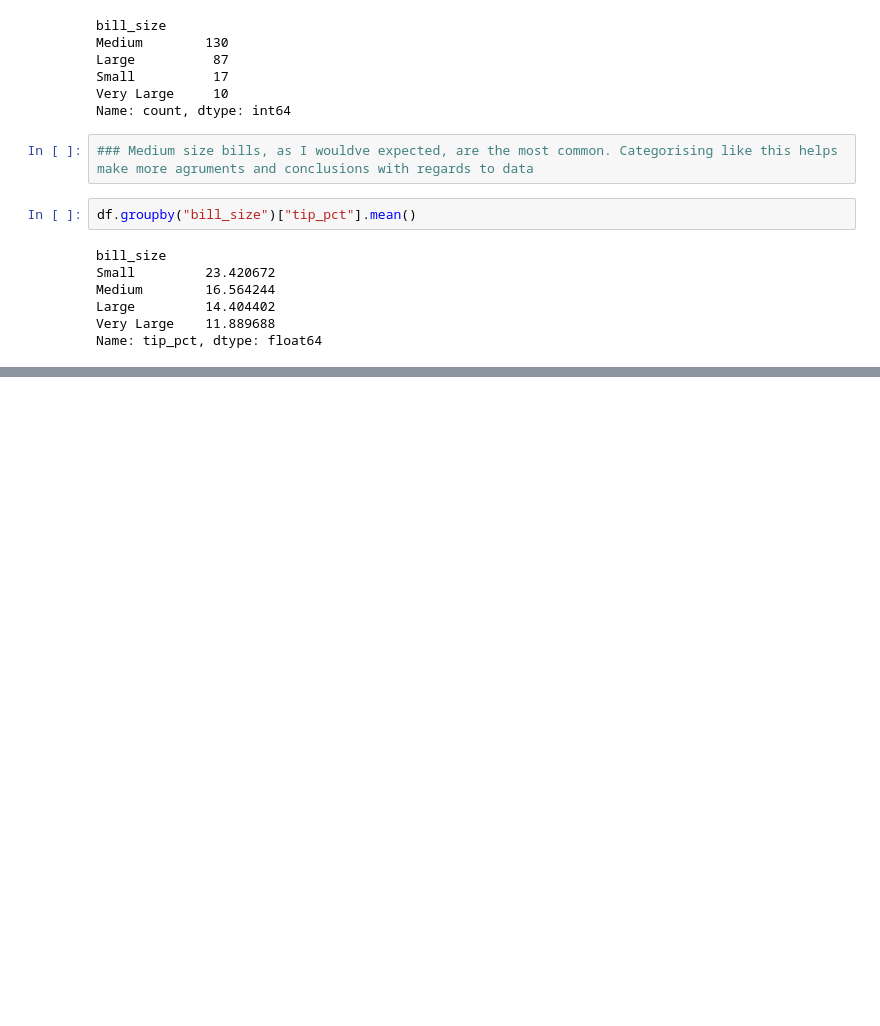
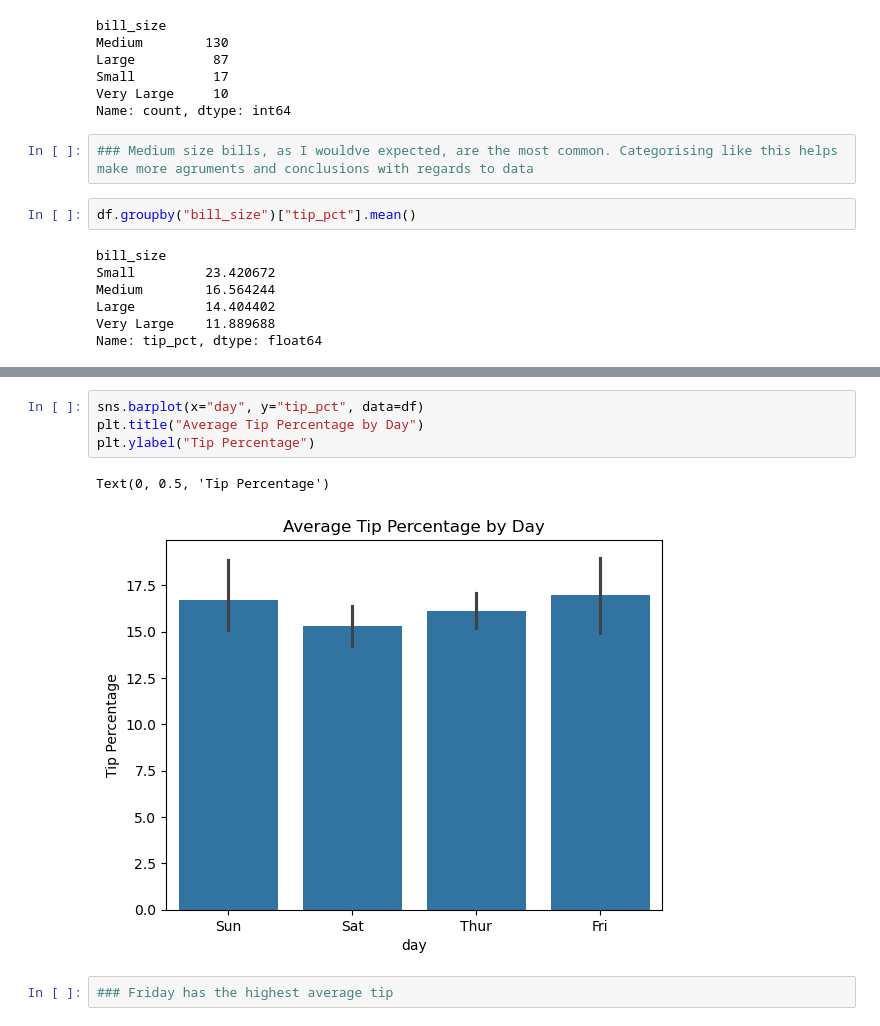
Before and after one commit to shaunagbaje/data-analytics-training, a Jupyter notebook: pandas_intro.ipynb, the cells around one changed output, grey strips where cells are left out. Drawn from its saved outputs; the diff is of its cells as text; blank space fills up the shorter version.

```diff
--- a/pandas_intro.ipynb
+++ b/pandas_intro.ipynb
@@ -447,0 +462,9 @@ Name: tip_pct, dtype: float64
+# %%
+sns.barplot(x="day", y="tip_pct", data=df)
+plt.title("Average Tip Percentage by Day")
+plt.ylabel("Tip Percentage")
+# %% [output]
+Text(0, 0.5, 'Tip Percentage')
+[figure, added]
+# %%
+### Friday has the highest average tip
```
Also changed, not shown: parts of 6 cells of this notebook.
